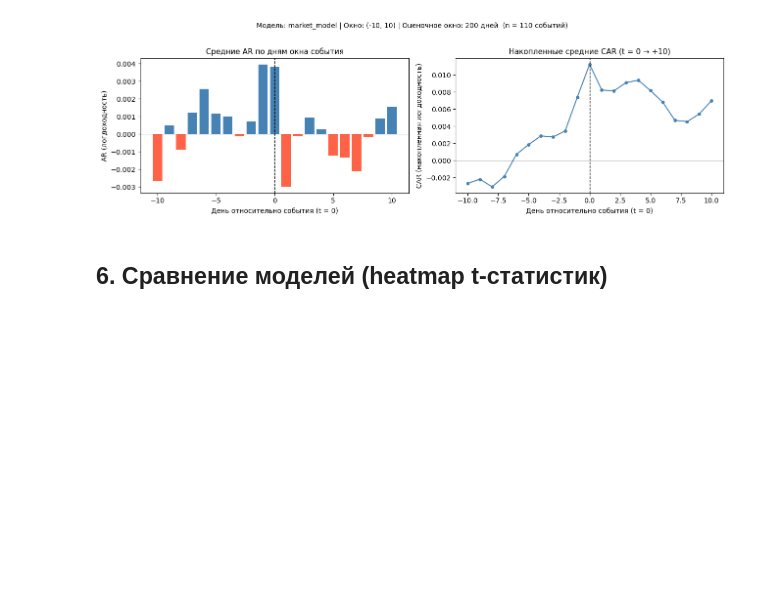
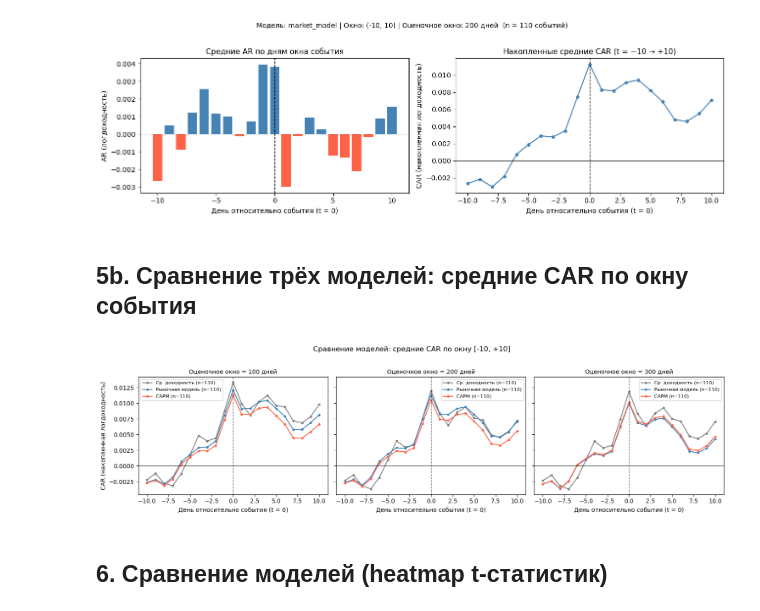
Before and after one commit to ruslooob/data-core, a Jupyter notebook: notebooks/21_nirs.ipynb, the cells around one changed output. Drawn from its saved outputs; the diff is of its cells as text; code cells hidden in the pictures; blank space fills up the shorter version.

```diff
--- a/notebooks/21_nirs.ipynb
+++ b/notebooks/21_nirs.ipynb
@@ -295,10 +357,10 @@ for ev in events:
         all_ar.append(res.ar)
 
 if all_ar:
-    ar_matrix = np.array(all_ar)  # shape (n_events, 21)
-    mean_ar = ar_matrix.mean(axis=0)
-    cum_ar = np.cumsum(mean_ar)
-    days = list(range(-10, 11))
+    ar_matrix = np.array(all_ar)       # shape (n_events, 21)
+    mean_ar   = ar_matrix.mean(axis=0)
+    cum_ar    = np.cumsum(mean_ar)
+    days      = list(range(-10, 11))
 
     fig, axes = plt.subplots(1, 2, figsize=(13, 4))
 
@@ -312,7 +374,8 @@ if all_ar:
     axes[1].plot(days, cum_ar, marker='o', markersize=4, color='steelblue')
     axes[1].axvline(0, color='black', lw=1, linestyle='--')
     axes[1].axhline(0, color='black', lw=0.6)
-    axes[1].set_title('Накопленные средние CAR (t = 0 → +10)', fontsize=11)
+    # Исправлено: накопление начинается с t = −10, а не с t = 0
+    axes[1].set_title('Накопленные средние CAR (t = −10 → +10)', fontsize=11)
     axes[1].set_xlabel('День относительно события (t = 0)')
     axes[1].set_ylabel('CAR (накопленная логдоходность)')
 
@@ -326,6 +389,51 @@ else:
     print('Недостаточно данных для построения графика.')
 # %% [output]
 [figure]
+# %% [markdown]
+## 5b. Сравнение трёх моделей: средние CAR по окну события
+# %%
+models_to_plot   = ['mean_adjusted', 'market_model', 'capm']
+model_labels     = {
+    'mean_adjusted': 'Ср. доходность',
+    'market_model':  'Рыночная модель',
+    'capm':          'CAPM',
+}
+colors           = {'mean_adjusted': 'gray', 'market_model': 'steelblue', 'capm': 'tomato'}
+estimation_wins  = [100, 200, 300]
+comp_event_win   = (-10, 10)   # фиксируем событийное окно для сравнения
+n_days_expected  = comp_event_win[1] - comp_event_win[0] + 1
+days_comp        = list(range(comp_event_win[0], comp_event_win[1] + 1))
+
+fig, axes = plt.subplots(1, 3, figsize=(15, 4), sharey=True)
+
+for ax, esw in zip(axes, estimation_wins):
+    for mname in models_to_plot:
+        cfg = EventStudyConfig(model=mname, event_window=comp_event_win, estimation_window=esw)
+        ar_list = []
+        for ev in events:
+            res = runner.analyze_single_event(ev, cfg)
+            if res is not None and len(res.ar) == n_days_expected:
+                ar_list.append(res.ar)
+        if not ar_list:
+            continue
+        cum_ar = np.cumsum(np.array(ar_list).mean(axis=0))
+        ax.plot(days_comp, cum_ar,
+                label=f'{model_labels[mname]} (n={len(ar_list)})',
+                color=colors[mname], marker='o', markersize=3, linewidth=1.5)
+
+    ax.axvline(0, color='black', lw=1, linestyle='--', alpha=0.6)
+    ax.axhline(0, color='black', lw=0.5)
+    ax.set_title(f'Оценочное окно = {esw} дней', fontsize=10)
+    ax.set_xlabel('День относительно события (t = 0)')
+    ax.legend(fontsize=8)
+
+axes[0].set_ylabel('CAR (накопленная логдоходность)')
+plt.suptitle('Сравнение моделей: средние CAR по окну [-10, +10]', fontsize=12, y=1.02)
+plt.tight_layout()
+plt.savefig('../docs/car_comparison.png', dpi=150, bbox_inches='tight', facecolor='white')
+plt.show()
+# %% [output]
+[figure, added]
 # %% [markdown]
 ## 6. Сравнение моделей (heatmap t-статистик)
 # %%
```
Also changed, not shown: parts of 8 cells of this notebook, 5 other files.
